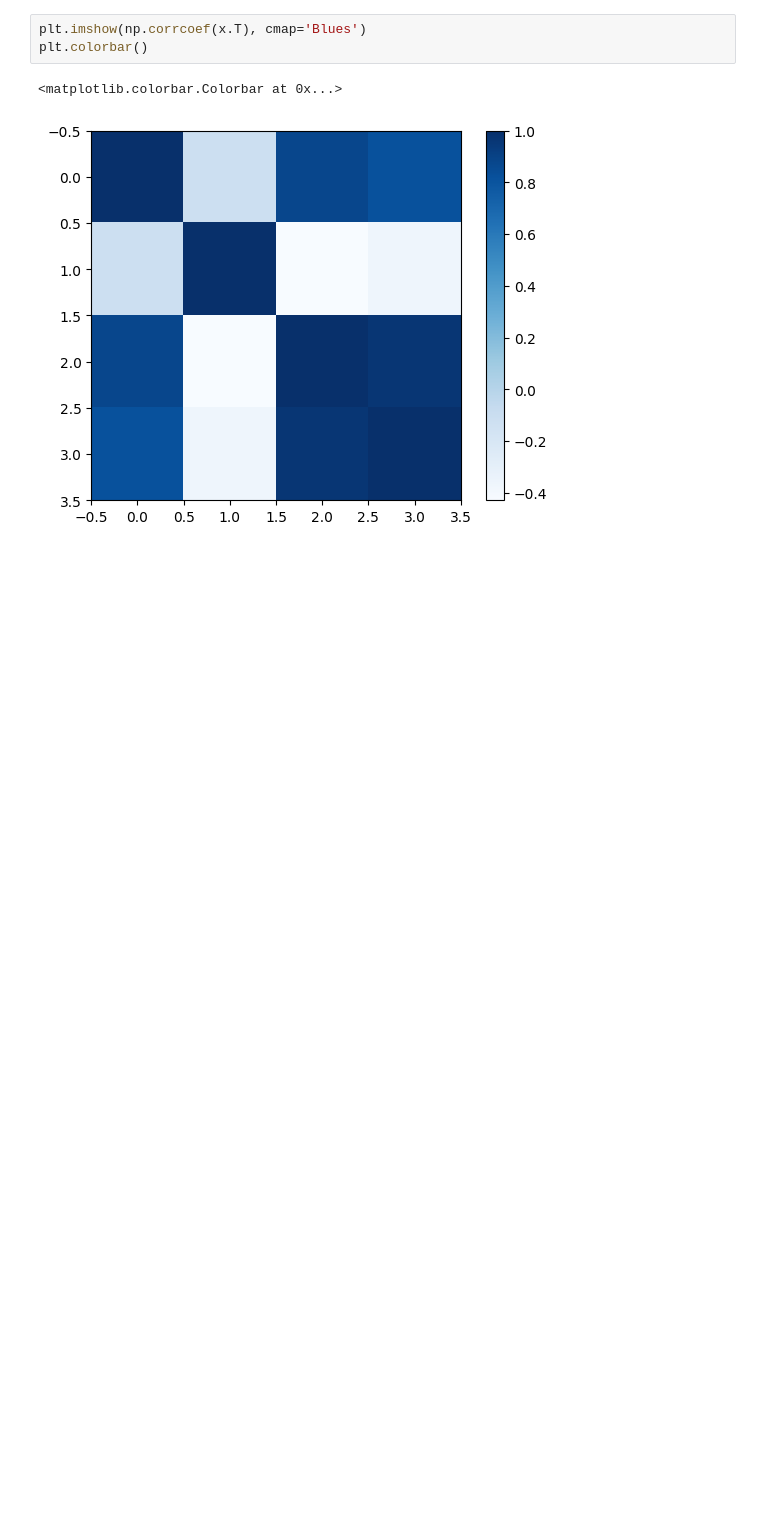
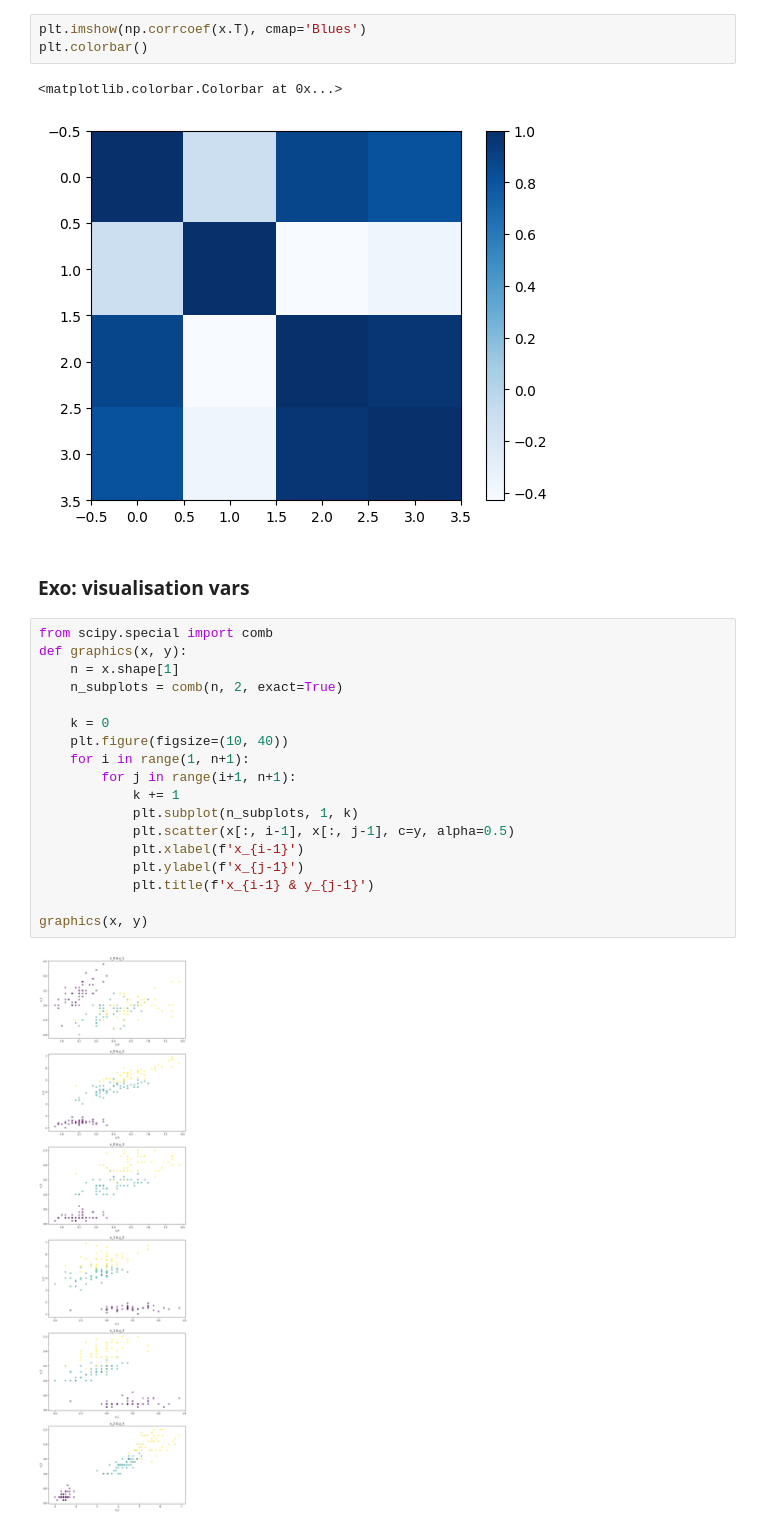
Before and after one commit to KpihX/ai-test, a Jupyter notebook: Formation-Saint_Cirgue/python-ml/Iris.ipynb, the cells around one changed output. Saved outputs shown, nothing was run; the diff lists cells and outputs as text; blank space fills up the shorter version.

```diff
--- a/Formation-Saint_Cirgue/python-ml/Iris.ipynb
+++ b/Formation-Saint_Cirgue/python-ml/Iris.ipynb
@@ -65,3 +65,25 @@ plt.colorbar()
 # %% [output]
 <matplotlib.colorbar.Colorbar at 0x...>
 [figure]
+# %% [markdown]
+### Exo: visualisation vars
+# %%
+from scipy.special import comb
+def graphics(x, y):
+    n = x.shape[1]
+    n_subplots = comb(n, 2, exact=True)
+
+    k = 0
+    plt.figure(figsize=(10, 40))
+    for i in range(1, n+1):
+        for j in range(i+1, n+1):
+            k += 1
+            plt.subplot(n_subplots, 1, k)
+            plt.scatter(x[:, i-1], x[:, j-1], c=y, alpha=0.5)
+            plt.xlabel(f'x_{i-1}')
+            plt.ylabel(f'x_{j-1}')
+            plt.title(f'x_{i-1} & y_{j-1}')
+
+graphics(x, y)
+# %% [output]
+[figure, added]
```
Also changed, not shown: 2 other files.
